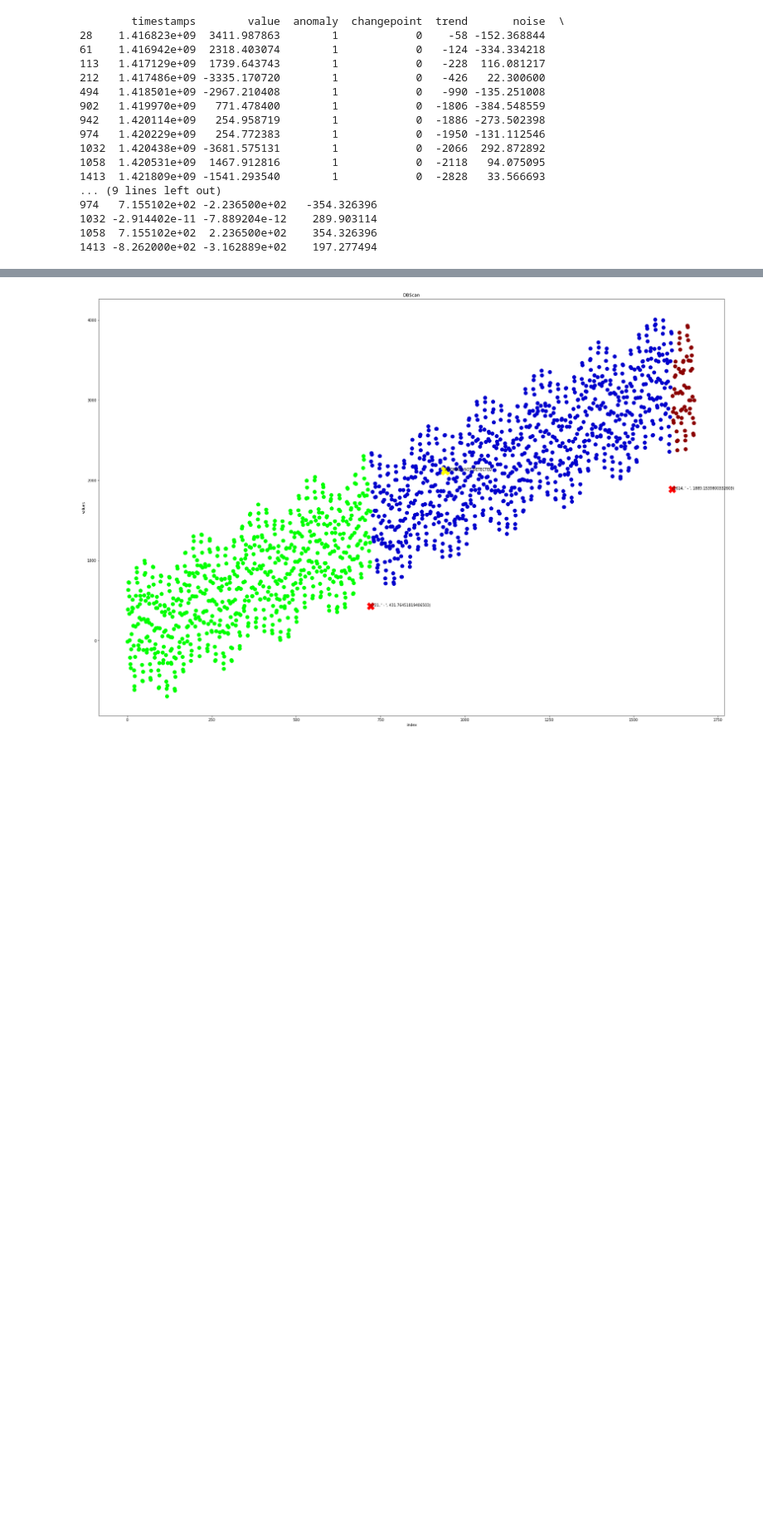
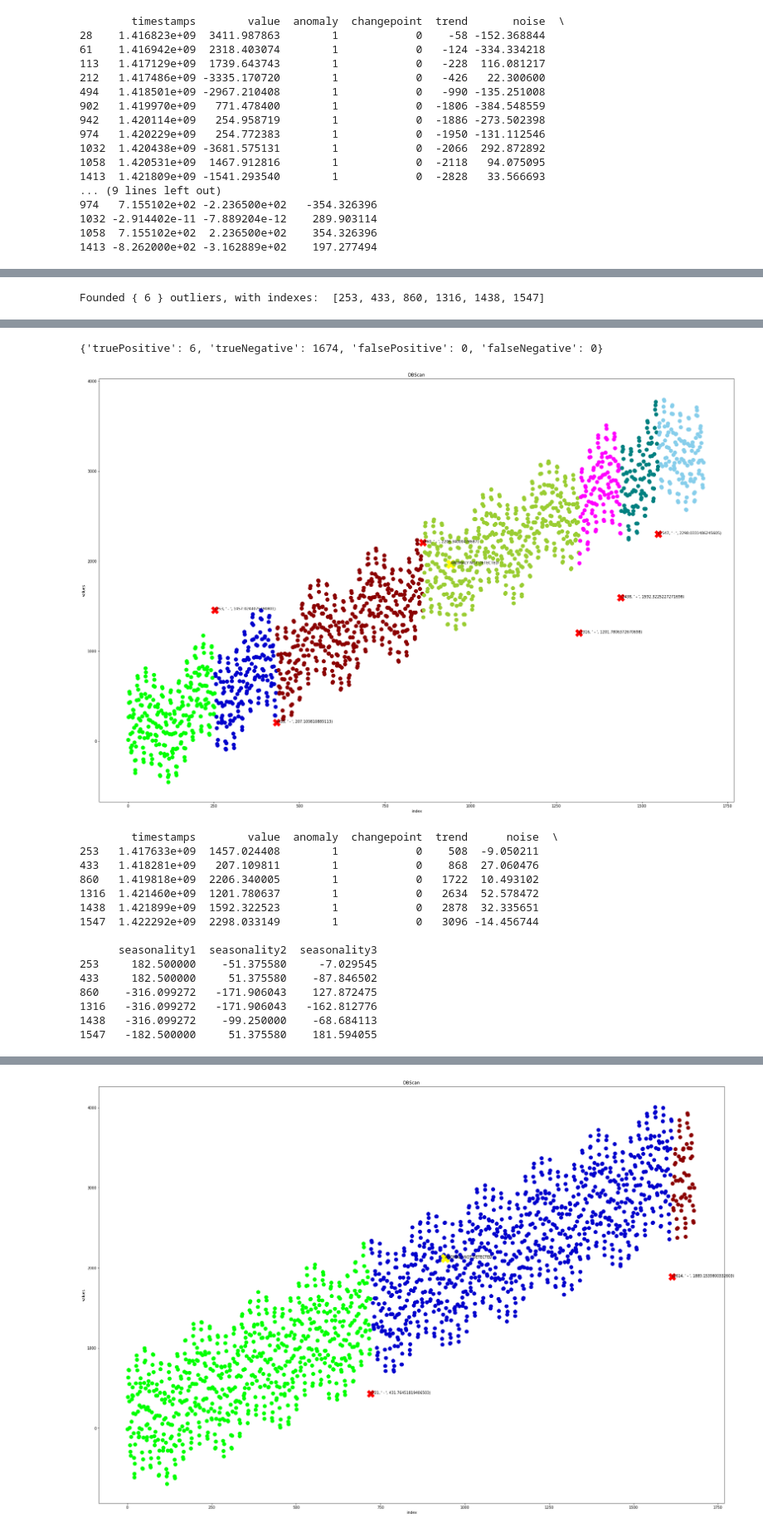
Before and after one commit to cosmincalinescu91/Anomaly-detection-with-DBSCAN, a Jupyter notebook: dbscan_impl.ipynb, the cells around one changed output, grey strips where cells are left out. Shown at 83% size. Cells and saved outputs as stored; diff of their text form; code cells hidden in the pictures; blank space fills up the shorter version.

```diff
--- a/dbscan_impl.ipynb
+++ b/dbscan_impl.ipynb
@@ -315,4 +320,6 @@ Founded { 10 } outliers, with indexes:  [28, 61, 113, 212, 494, 902, 974, 1032,
 # %%
 df_TS3 = pd.read_csv("data_sets/A3Benchmark-TS3.csv", sep=r'\s*,\s*', header=0, encoding='ascii', engine='python')
-search_anomalies(df_TS3)s
+search_anomalies(df_TS3)
 print(df_TS3[df_TS3['anomaly'] == 1])
+# %% [output]
+Founded { 6 } outliers, with indexes:  [253, 433, 860, 1316, 1438, 1547]
@@ -319,3 +328,20 @@ print(df_TS3[df_TS3['anomaly'] == 1])
+{'truePositive': 6, 'trueNegative': 1674, 'falsePositive': 0, 'falseNegative': 0}
+[figure, added]
+        timestamps        value  anomaly  changepoint  trend      noise  \
+253   1.417633e+09  1457.024408        1            0    508  -9.050211
+433   1.418281e+09   207.109811        1            0    868  27.060476
+860   1.419818e+09  2206.340005        1            0   1722  10.493102
+1316  1.421460e+09  1201.780637        1            0   2634  52.578472
+1438  1.421899e+09  1592.322523        1            0   2878  32.335651
+1547  1.422292e+09  2298.033149        1            0   3096 -14.456744
+
+      seasonality1  seasonality2  seasonality3
+253     182.500000    -51.375580     -7.029545
+433     182.500000     51.375580    -87.846502
+860    -316.099272   -171.906043    127.872475
+1316   -316.099272   -171.906043   -162.812776
+1438   -316.099272    -99.250000    -68.684113
+1547   -182.500000     51.375580    181.594055
 # %%
 df_TS4 = pd.read_csv("data_sets/A3Benchmark-TS4.csv", sep=r'\s*,\s*', header=0, encoding='ascii', engine='python')
 search_anomalies(df_TS4)
```
Also changed, not shown: parts of 4 cells of this notebook.
